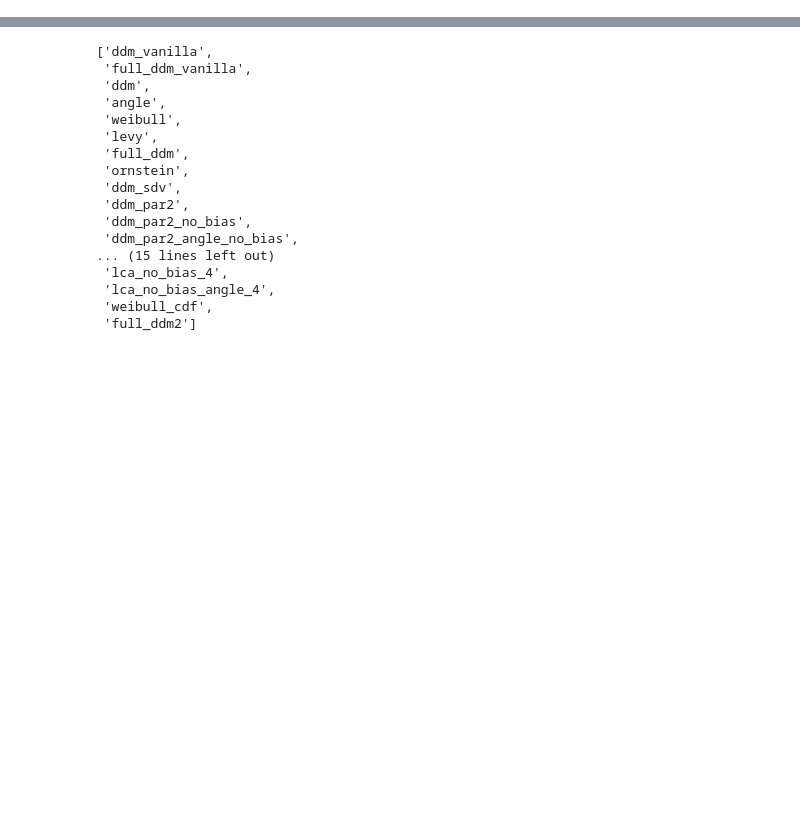
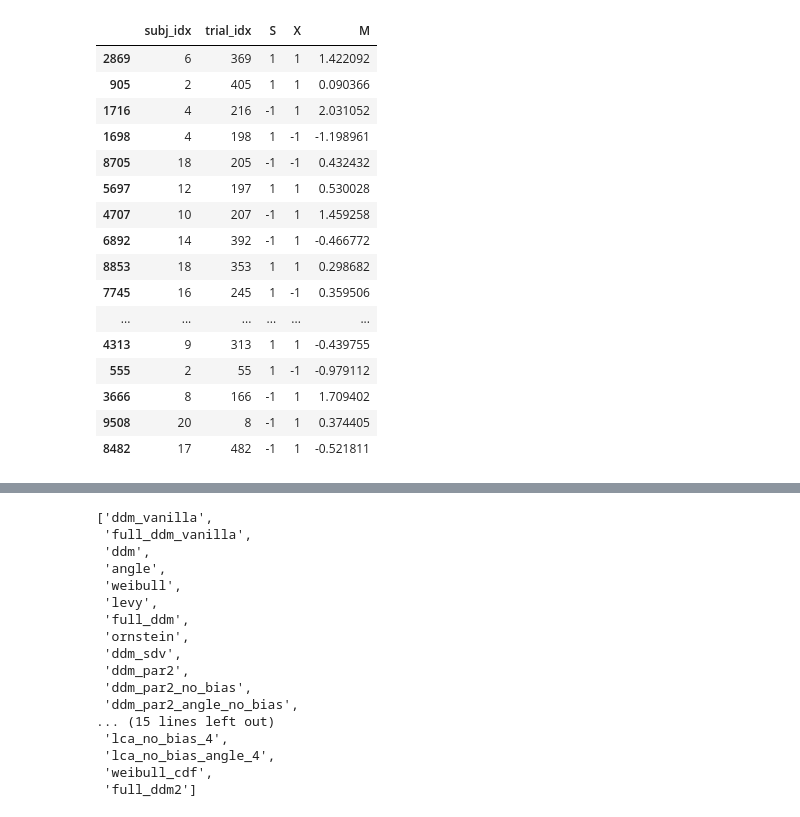
Before and after one commit to anne-urai/ddm_mediation, a Jupyter notebook: HDDMnn_mediation_simulations.ipynb, the cells around one changed output, grey strips where cells are left out. Drawn from its saved outputs; the diff is of its cells as text; code cells hidden in the pictures; blank space fills up the shorter version.

```diff
--- a/HDDMnn_mediation_simulations.ipynb
+++ b/HDDMnn_mediation_simulations.ipynb
@@ -50,2 +51,50 @@ from statsmodels.distributions.empirical_distribution import ECDF
 # HDDM
 import hddm
+# %%
+##  ============================================================= ##
+## generate some artificial choice data with mediation variable
+##  ============================================================= ##
+
+# first, previous choices ('X')
+n_trials = 500
+n_subj = 20
+df = pd.DataFrame(np.random.choice([-1,1], (n_trials*n_subj, 2)),
+                  columns=list('XS'))
+
+# then a normally distributed random variable, that depends on X
+df['M'] = np.random.normal(size=n_trials*n_subj) + df['X']
+
+# make sure we have subj_idx and trial_idx
+subj_idx = []
+for s in np.arange(n_subj) + 1:
+  for n in np.arange(n_trials):
+    subj_idx.append(s)
+
+trial_idx = []
+for s in np.arange(n_subj) + 1:
+  for n in np.arange(n_trials):
+    trial_idx.append(n)
+
+df['subj_idx'] = subj_idx
+df['trial_idx'] = trial_idx
+
+df = df[['subj_idx', 'trial_idx', 'S', 'X', 'M']]
+df.sample(n=20)
+# %% [output]
+|  | subj_idx | trial_idx | S | X | M |
+| 2869 | 6 | 369 | 1 | 1 | 1.422092 |
+| 905 | 2 | 405 | 1 | 1 | 0.090366 |
+| 1716 | 4 | 216 | -1 | 1 | 2.031052 |
+| 1698 | 4 | 198 | 1 | -1 | -1.198961 |
+| 8705 | 18 | 205 | -1 | -1 | 0.432432 |
+| 5697 | 12 | 197 | 1 | 1 | 0.530028 |
+| 4707 | 10 | 207 | -1 | 1 | 1.459258 |
+| 6892 | 14 | 392 | -1 | 1 | -0.466772 |
+| 8853 | 18 | 353 | 1 | 1 | 0.298682 |
+| 7745 | 16 | 245 | 1 | -1 | 0.359506 |
+| ... | ... | ... | ... | ... | ... |
+| 4313 | 9 | 313 | 1 | 1 | -0.439755 |
+| 555 | 2 | 55 | 1 | -1 | -0.979112 |
+| 3666 | 8 | 166 | -1 | 1 | 1.709402 |
+| 9508 | 20 | 8 | -1 | 1 | 0.374405 |
+| 8482 | 17 | 482 | -1 | 1 | -0.521811 |
```
Also changed, not shown: parts of 12 cells of this notebook.
